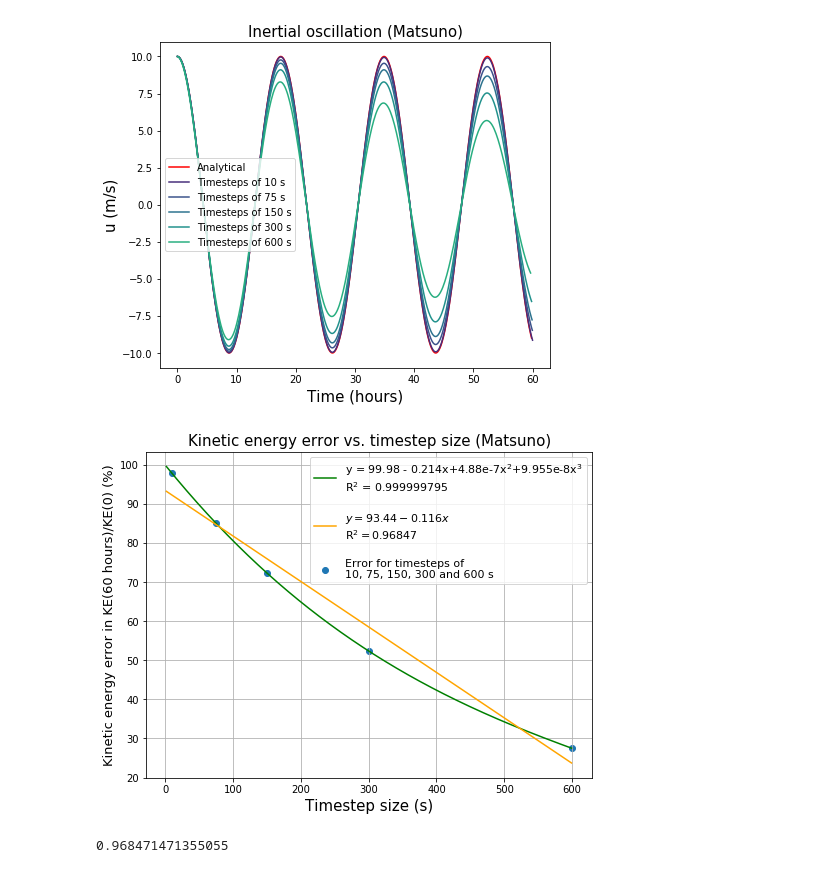
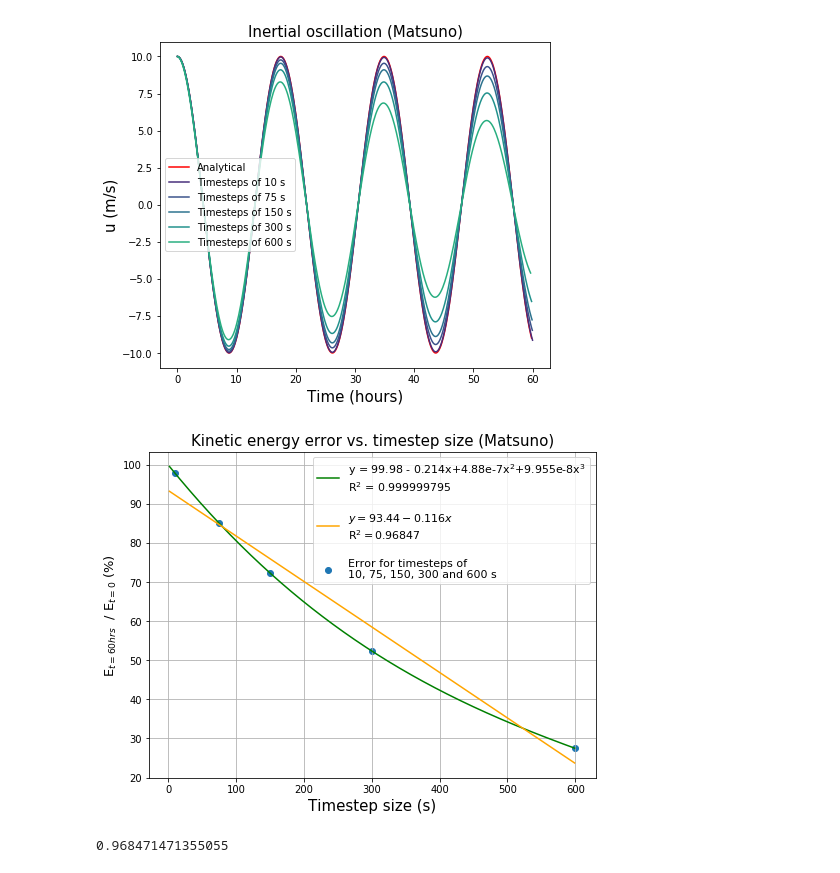
Before and after one commit to toonmaassen/SOAC, a Jupyter notebook: Exercise 1 .ipynb, the cells around one changed output. Cells and saved outputs as stored; diff of their text form; code cells hidden in the pictures.

```diff
--- a/Exercise 1 .ipynb
+++ b/Exercise 1 .ipynb
@@ -270,25 +270,25 @@ r_squared4 = 1 - (ss_res4 / ss_tot4)
 # %%
 plt.figure(figsize=(8,6))
 plt.title('Kinetic energy error vs. timestep size (Matsuno)',fontsize=15)
 plt.scatter(xdata,ydatama, label='Error for timesteps of \n10, 75, 150, 300 and 600 s')
 plt.plot(xlist,fit3(xlist,*popt3),'green',label='y = 99.98 - 0.214x+4.88e‐7x$^2$+9.955e‐8x$^3$\nR$^{2}$ = 0.999999795')
 plt.plot(xlist,fit4(xlist,*popt4),'orange',label='\n$y=93.44-0.116x$ \nR$^2=0.96847$\n')
 plt.xlabel('Timestep size (s)',fontsize=15)
-plt.ylabel('Kinetic energy error in KE(60 hours)/KE(0) (%)',fontsize=13)
+plt.ylabel('E$_{t=60 hrs}$  / E$_{t=0}$ (%)',fontsize=13)
 # these are matplotlib.patch.Patch properties
 #props = dict(boxstyle='round', facecolor='wheat', alpha=0.5)
 #textbox='$y=a+bx+cx^2+dx^3$ \n a=100, b=1.57e-6, \n $c=4.88e-7$, d=1.19e-11 \n $R^{2}$=0.96847'
 # place a text box in upper left in axes coords
 #plt.text(270, 100.19, textbox, fontsize=11,
 #        verticalalignment='top', horizontalalignment='right', bbox=props)
 plt.legend(fontsize=11)
 #add text with custom font
 plt.grid()
 plt.show()
 
 #You can get the residual sum of squares (ss_tot) with
 # %% [output]
-[figure, old version]
+[figure, new version]
 # %%
 r_squared4
 # %% [output]
```
Also changed, not shown: parts of 4 cells of this notebook.
